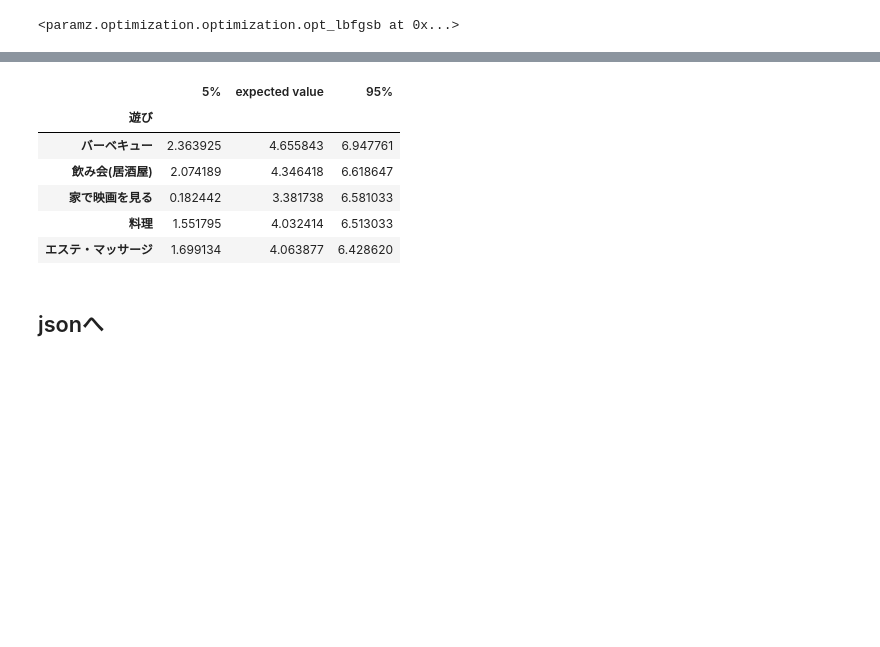
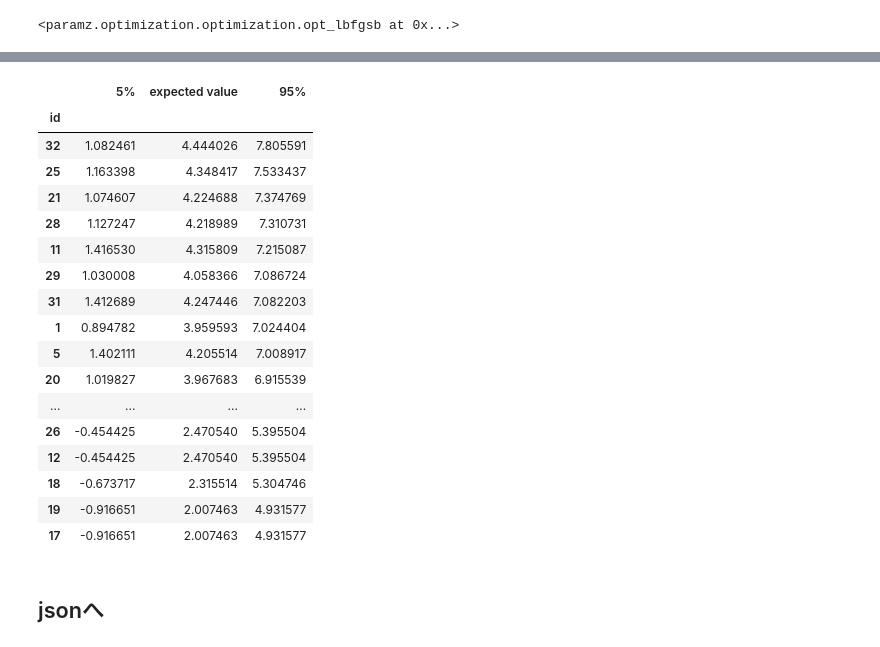
Before and after one commit to flock-geekten/recommendation-models, a Jupyter notebook: workspace/fun_reco.ipynb, the cells around one changed output, grey strips where cells are left out. Cells and saved outputs as stored; diff of their text form; code cells hidden in the pictures; blank space fills up the shorter version.

```diff
--- a/workspace/fun_reco.ipynb
+++ b/workspace/fun_reco.ipynb
@@ -196,0 +188,3 @@ y_train
+# %%
+df_y = df_y.T
+df_y
@@ -196,0 +200,2 @@ y_train
+# %%
+x_train = fun_features.loc[df_y['hangout_id']]
@@ -196,0 +212,3 @@ y_train
+# %%
+y_train = pd.DataFrame(df_y['fun_score'])
+y_train
@@ -197,5 +222,5 @@ y_train
 # %%
-dim = len(fun_features.columns)
+dim = len(x_train.columns)
 #kernel = GPy.kern.Matern32(dim) + GPy.kern.Linear(dim) + GPy.kern.Bias(dim) + GPy.kern.White(dim)
 kernel = GPy.kern.RBF(dim) + GPy.kern.Linear(dim) + GPy.kern.Bias(dim) + GPy.kern.White(dim)
 
@@ -220,14 +245,25 @@ y_pred.head()
 # %%
 y_pred_sort = y_pred.sort_values("95%", ascending=False)
-y_pred_sort.head() # 上位5位まで
+y_pred_sort # 上位5位まで
 # %% [output]
 |  | 5% | expected value | 95% |
-| 遊び |  |  |  |
-| バーベキュー | 2.363925 | 4.655843 | 6.947761 |
-| 飲み会(居酒屋) | 2.074189 | 4.346418 | 6.618647 |
-| 家で映画を見る | 0.182442 | 3.381738 | 6.581033 |
-| 料理 | 1.551795 | 4.032414 | 6.513033 |
-| エステ・マッサージ | 1.699134 | 4.063877 | 6.428620 |
+| id |  |  |  |
+| 32 | 1.082461 | 4.444026 | 7.805591 |
+| 25 | 1.163398 | 4.348417 | 7.533437 |
+| 21 | 1.074607 | 4.224688 | 7.374769 |
+| 28 | 1.127247 | 4.218989 | 7.310731 |
+| 11 | 1.416530 | 4.315809 | 7.215087 |
+| 29 | 1.030008 | 4.058366 | 7.086724 |
+| 31 | 1.412689 | 4.247446 | 7.082203 |
+| 1 | 0.894782 | 3.959593 | 7.024404 |
+| 5 | 1.402111 | 4.205514 | 7.008917 |
+| 20 | 1.019827 | 3.967683 | 6.915539 |
+| ... | ... | ... | ... |
+| 26 | -0.454425 | 2.470540 | 5.395504 |
+| 12 | -0.454425 | 2.470540 | 5.395504 |
+| 18 | -0.673717 | 2.315514 | 5.304746 |
+| 19 | -0.916651 | 2.007463 | 4.931577 |
+| 17 | -0.916651 | 2.007463 | 4.931577 |
 # %% [markdown]
 ## jsonへ
 # %%
```
Also changed, not shown: parts of 21 cells of this notebook.
